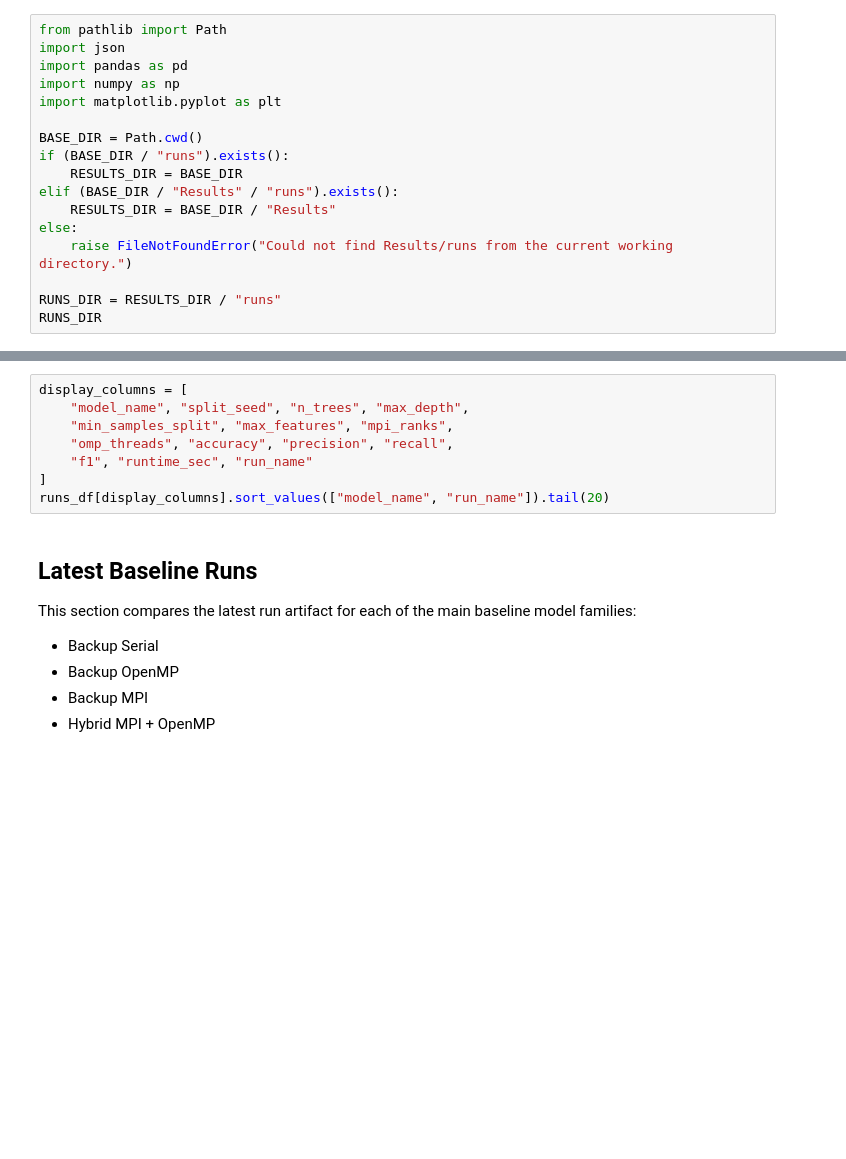
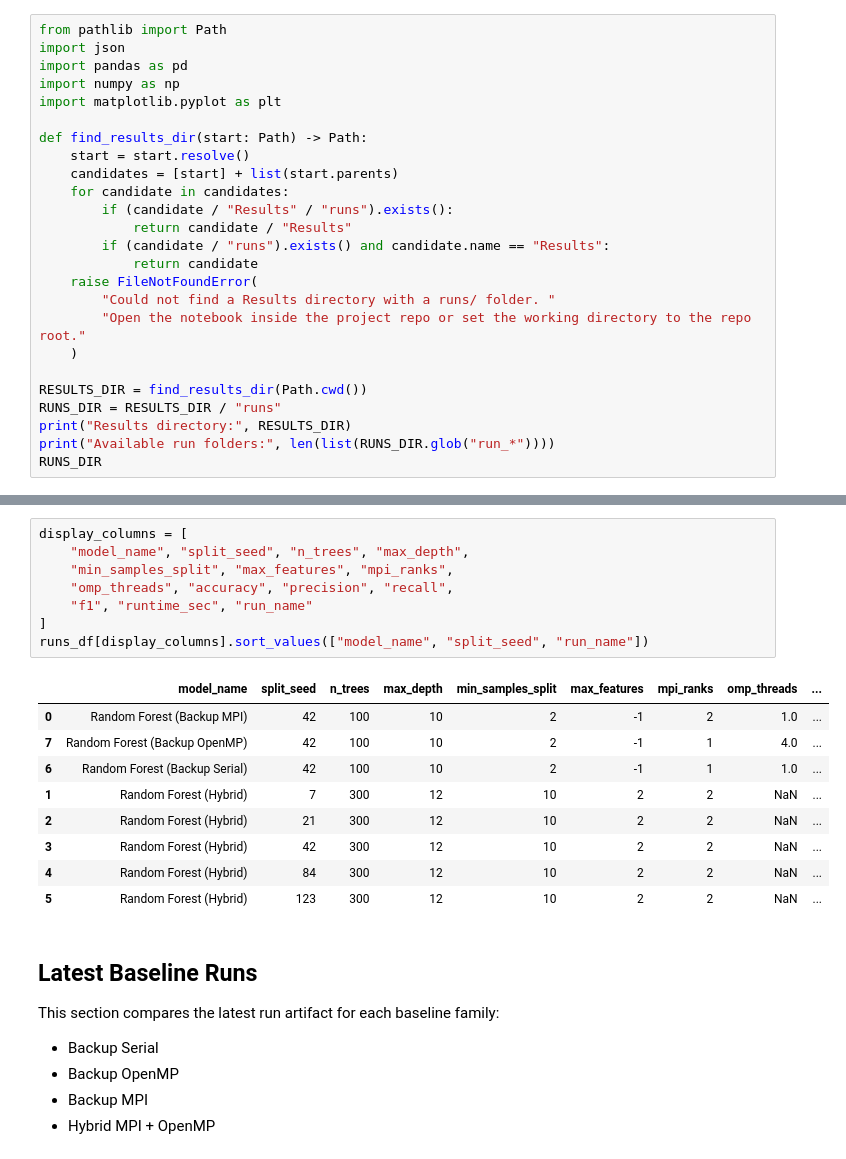
Before and after one commit to benstaahatch/csci4330-fall2025-group, a Jupyter notebook: Results/random_forest_results.ipynb, the cells around one changed output, grey strips where cells are left out. Cells and saved outputs as stored; diff of their text form; blank space fills up the shorter version.

```diff
--- a/Results/random_forest_results.ipynb
+++ b/Results/random_forest_results.ipynb
@@ -15,13 +15,21 @@ import pandas as pd
 import numpy as np
 import matplotlib.pyplot as plt
 
-BASE_DIR = Path.cwd()
-if (BASE_DIR / "runs").exists():
-    RESULTS_DIR = BASE_DIR
-elif (BASE_DIR / "Results" / "runs").exists():
-    RESULTS_DIR = BASE_DIR / "Results"
-else:
-    raise FileNotFoundError("Could not find Results/runs from the current working directory.")
+def find_results_dir(start: Path) -> Path:
+    start = start.resolve()
+    candidates = [start] + list(start.parents)
+    for candidate in candidates:
+        if (candidate / "Results" / "runs").exists():
+            return candidate / "Results"
+        if (candidate / "runs").exists() and candidate.name == "Results":
+            return candidate
+    raise FileNotFoundError(
+        "Could not find a Results directory with a runs/ folder. "
+        "Open the notebook inside the project repo or set the working directory to the repo root."
+    )
 
+RESULTS_DIR = find_results_dir(Path.cwd())
 RUNS_DIR = RESULTS_DIR / "runs"
+print("Results directory:", RESULTS_DIR)
+print("Available run folders:", len(list(RUNS_DIR.glob("run_*"))))
 RUNS_DIR
@@ -47,15 +71,25 @@ The table below shows the saved experiment artifacts discovered under `Results/r
 # %%
 display_columns = [
     "model_name", "split_seed", "n_trees", "max_depth",
     "min_samples_split", "max_features", "mpi_ranks",
     "omp_threads", "accuracy", "precision", "recall",
     "f1", "runtime_sec", "run_name"
 ]
-runs_df[display_columns].sort_values(["model_name", "run_name"]).tail(20)
+runs_df[display_columns].sort_values(["model_name", "split_seed", "run_name"])
+# %% [output]
+|  | model_name | split_seed | n_trees | max_depth | min_samples_split | max_features | mpi_ranks | omp_threads | ... |
+| 0 | Random Forest (Backup MPI) | 42 | 100 | 10 | 2 | -1 | 2 | 1.0 | ... |
+| 7 | Random Forest (Backup OpenMP) | 42 | 100 | 10 | 2 | -1 | 1 | 4.0 | ... |
+| 6 | Random Forest (Backup Serial) | 42 | 100 | 10 | 2 | -1 | 1 | 1.0 | ... |
+| 1 | Random Forest (Hybrid) | 7 | 300 | 12 | 10 | 2 | 2 | NaN | ... |
+| 2 | Random Forest (Hybrid) | 21 | 300 | 12 | 10 | 2 | 2 | NaN | ... |
+| 3 | Random Forest (Hybrid) | 42 | 300 | 12 | 10 | 2 | 2 | NaN | ... |
+| 4 | Random Forest (Hybrid) | 84 | 300 | 12 | 10 | 2 | 2 | NaN | ... |
+| 5 | Random Forest (Hybrid) | 123 | 300 | 12 | 10 | 2 | 2 | NaN | ... |
 # %% [markdown]
 ## Latest Baseline Runs
 
-This section compares the latest run artifact for each of the main baseline model families:
+This section compares the latest run artifact for each baseline family:
 - Backup Serial
 - Backup OpenMP
 - Backup MPI
```
Also changed, not shown: parts of 22 cells of this notebook, 11 other files.
